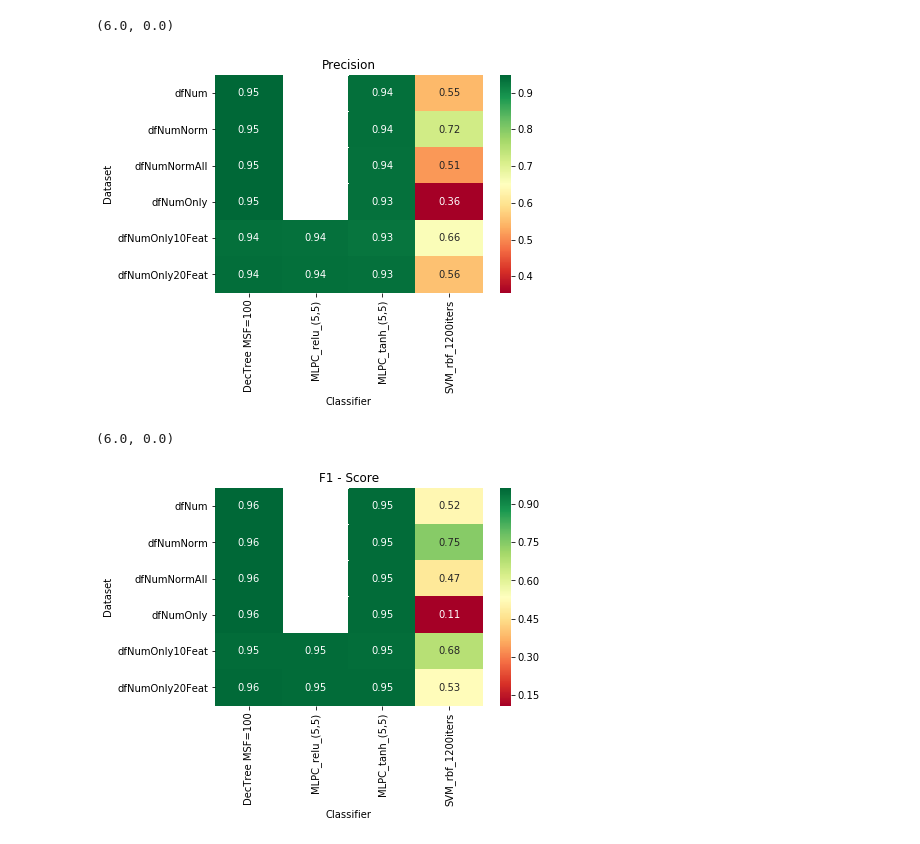
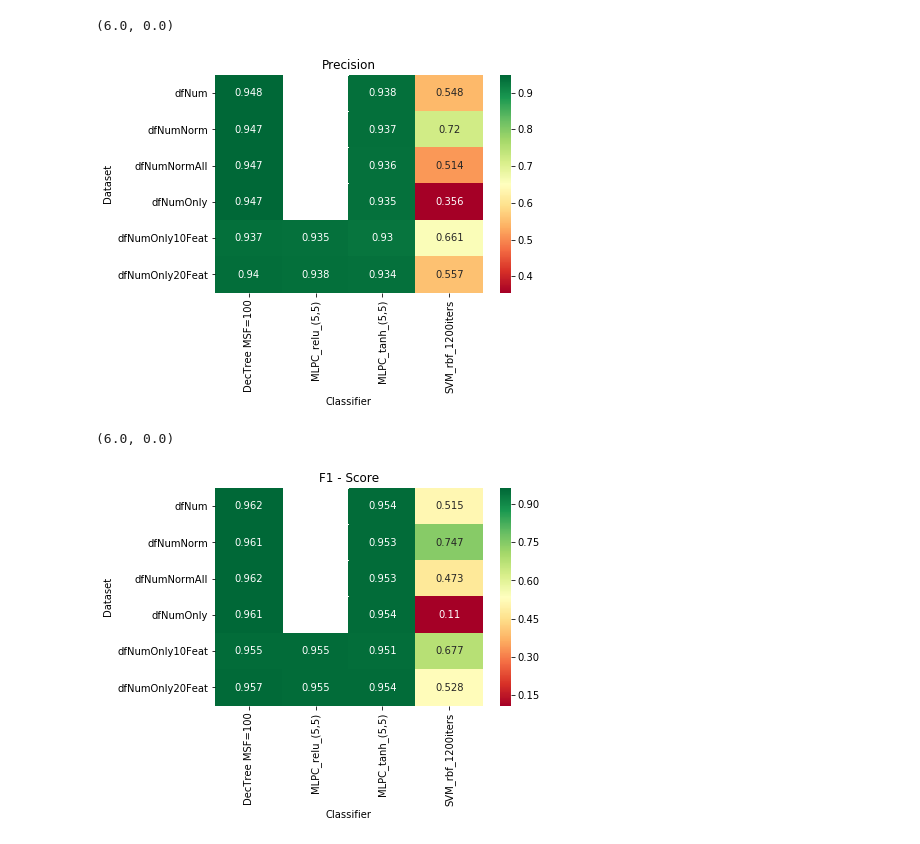
Before and after one commit to theazgra/dataAnalysisCourse, a Jupyter notebook: MAD_III/classification/results.ipynb, the cells around one changed output. Cells and saved outputs as stored; diff of their text form; code cells hidden in the pictures.

```diff
--- a/MAD_III/classification/results.ipynb
+++ b/MAD_III/classification/results.ipynb
@@ -69,18 +69,18 @@ ax.set_ylim(bottom + 0.5, top - 0.5)
 # %%
 plt.title('Precision')
-ax = sns.heatmap(df2.pivot(index='Dataset', columns='Classifier', values='Precision'), annot=True, cmap="RdYlGn")
+ax = sns.heatmap(df2.pivot(index='Dataset', columns='Classifier', values='Precision'), annot=True, cmap="RdYlGn",fmt='.3g')
 bottom, top = ax.get_ylim()
 ax.set_ylim(bottom + 0.5, top - 0.5)
 # %% [output]
 (6.0, 0.0)
-[figure, old version]
+[figure, new version]
 # %%
 plt.title('F1 - Score')
-ax = sns.heatmap(df2.pivot(index='Dataset', columns='Classifier', values='F1Score'), annot=True, cmap="RdYlGn")
+ax = sns.heatmap(df2.pivot(index='Dataset', columns='Classifier', values='F1Score'), annot=True, cmap="RdYlGn",fmt='.3g')
 bottom, top = ax.get_ylim()
 ax.set_ylim(bottom + 0.5, top - 0.5)
 # %% [output]
 (6.0, 0.0)
-[figure, old version]
+[figure, new version]
 # %%
 plt.title('F1 - Score')
```
Also changed, not shown: parts of 3 cells of this notebook, 2 other files.
